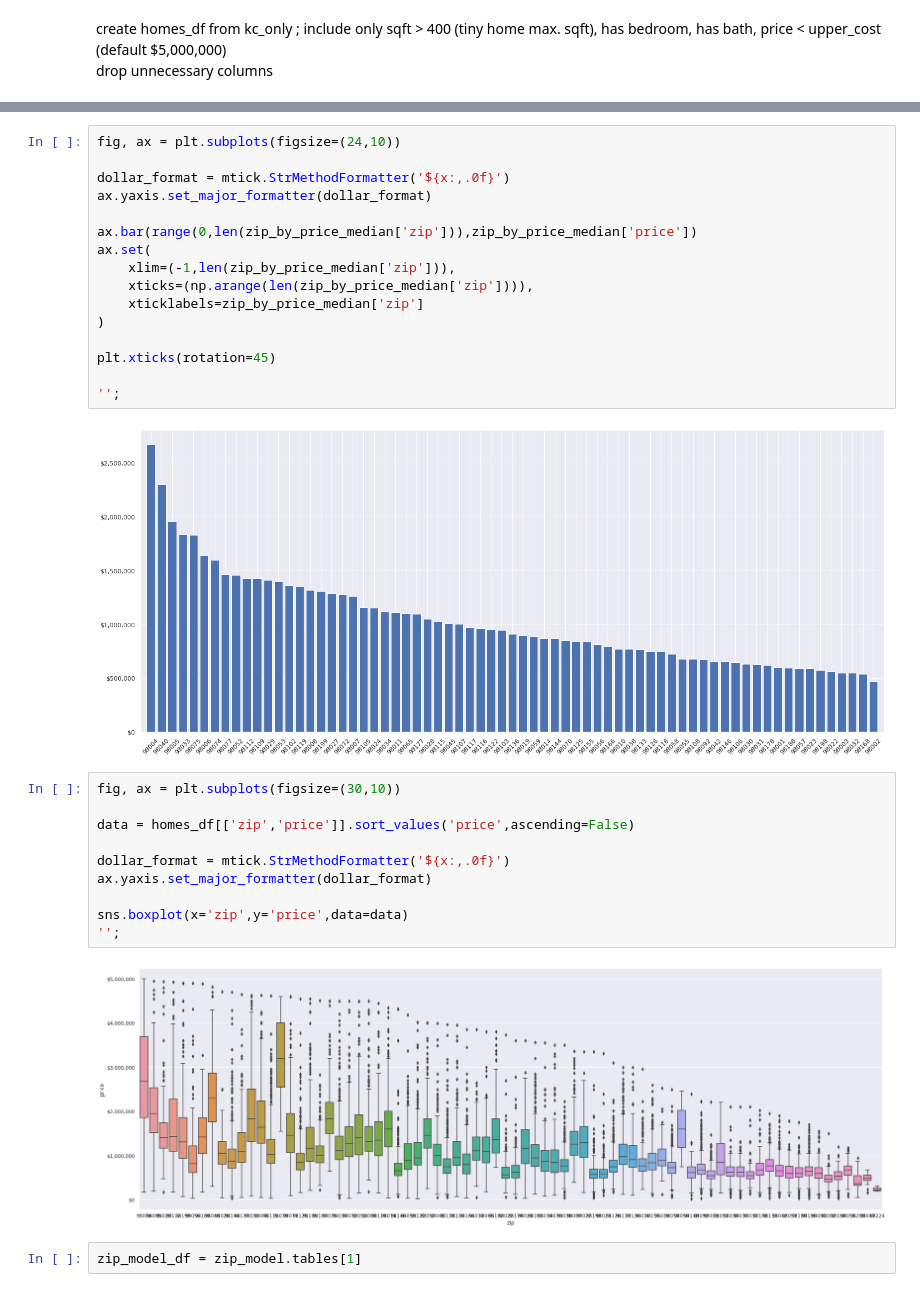
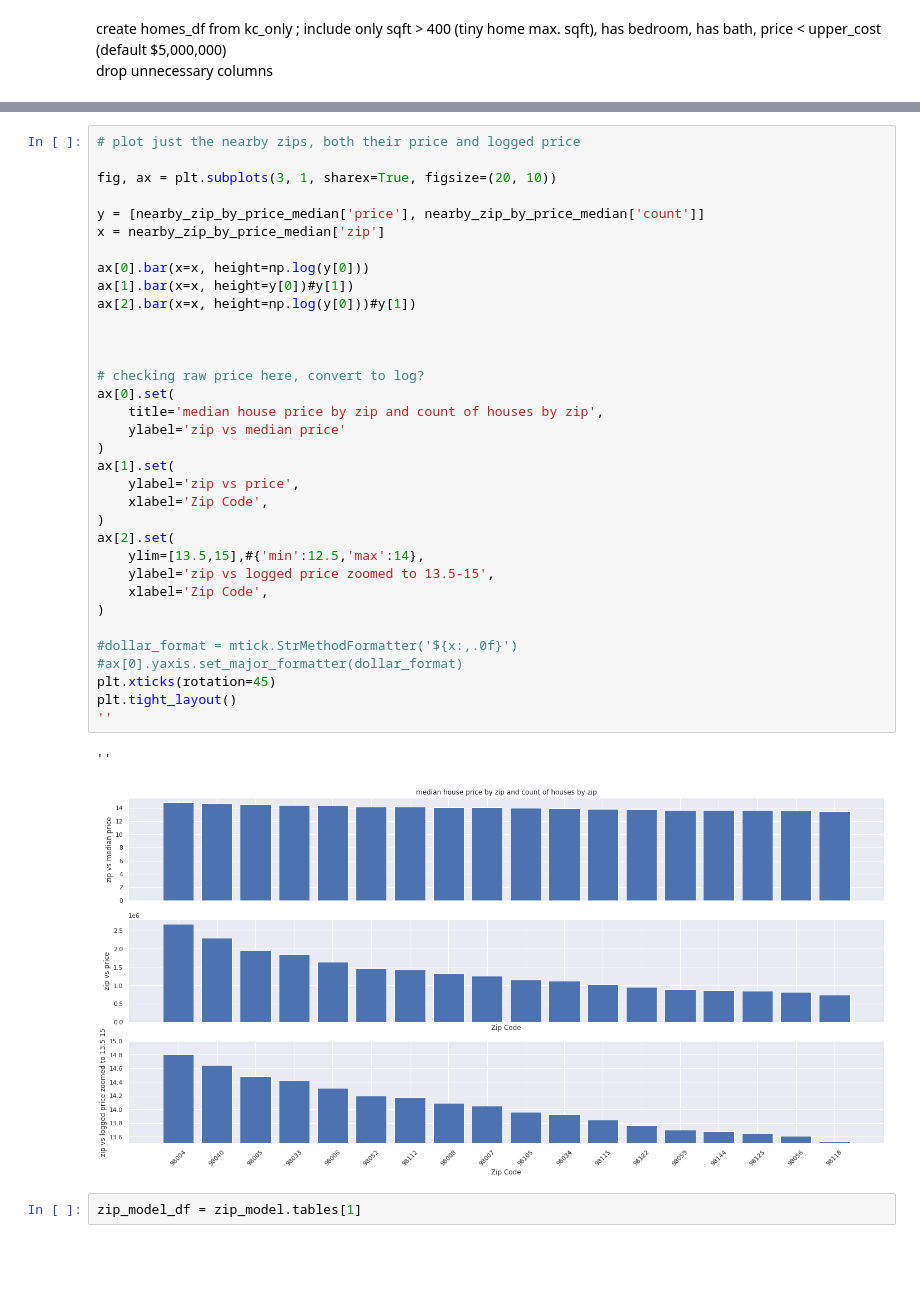
Before and after one commit to ParkedHampster/Modeled_Homes-Phase_2, a Jupyter notebook: individual_notebooks/jd.ipynb, the cells around one changed output, grey strips where cells are left out. Drawn from its saved outputs; the diff is of its cells as text; blank space fills up the shorter version.

```diff
--- a/individual_notebooks/jd.ipynb
+++ b/individual_notebooks/jd.ipynb
@@ -266,34 +375,41 @@ plt.tight_layout()
 [figure]
-# %%
-fig, ax = plt.subplots(figsize=(24,10))
-
-dollar_format = mtick.StrMethodFormatter('${x:,.0f}')
-ax.yaxis.set_major_formatter(dollar_format)
-
-ax.bar(range(0,len(zip_by_price_median['zip'])),zip_by_price_median['price'])
-ax.set(
-    xlim=(-1,len(zip_by_price_median['zip'])),
-    xticks=(np.arange(len(zip_by_price_median['zip']))),
-    xticklabels=zip_by_price_median['zip']
-)
-
-plt.xticks(rotation=45)
-
-'';
-# %% [output]
-[figure, removed]
-# %%
-fig, ax = plt.subplots(figsize=(30,10))
-
-data = homes_df[['zip','price']].sort_values('price',ascending=False)
-
-dollar_format = mtick.StrMethodFormatter('${x:,.0f}')
-ax.yaxis.set_major_formatter(dollar_format)
-
-sns.boxplot(x='zip',y='price',data=data)
-'';
-# %% [output]
-[figure, removed]
+# %%
+# plot just the nearby zips, both their price and logged price
+
+fig, ax = plt.subplots(3, 1, sharex=True, figsize=(20, 10))
+
+y = [nearby_zip_by_price_median['price'], nearby_zip_by_price_median['count']]
+x = nearby_zip_by_price_median['zip']
+
+ax[0].bar(x=x, height=np.log(y[0]))
+ax[1].bar(x=x, height=y[0])#y[1])
+ax[2].bar(x=x, height=np.log(y[0]))#y[1])
+
+
+
+# checking raw price here, convert to log?
+ax[0].set(
+    title='median house price by zip and count of houses by zip',
+    ylabel='zip vs median price'
+)
+ax[1].set(
+    ylabel='zip vs price',
+    xlabel='Zip Code',
+)
+ax[2].set(
+    ylim=[13.5,15],#{'min':12.5,'max':14},
+    ylabel='zip vs logged price zoomed to 13.5-15',
+    xlabel='Zip Code',
+)
+
+#dollar_format = mtick.StrMethodFormatter('${x:,.0f}')
+#ax[0].yaxis.set_major_formatter(dollar_format)
+plt.xticks(rotation=45)
+plt.tight_layout()
+''
+# %% [output]
+''
+[figure, added]
 # %%
 zip_model_df = zip_model.tables[1]
 # %%
```
Also changed, not shown: parts of 32 cells of this notebook, 3 other files.
